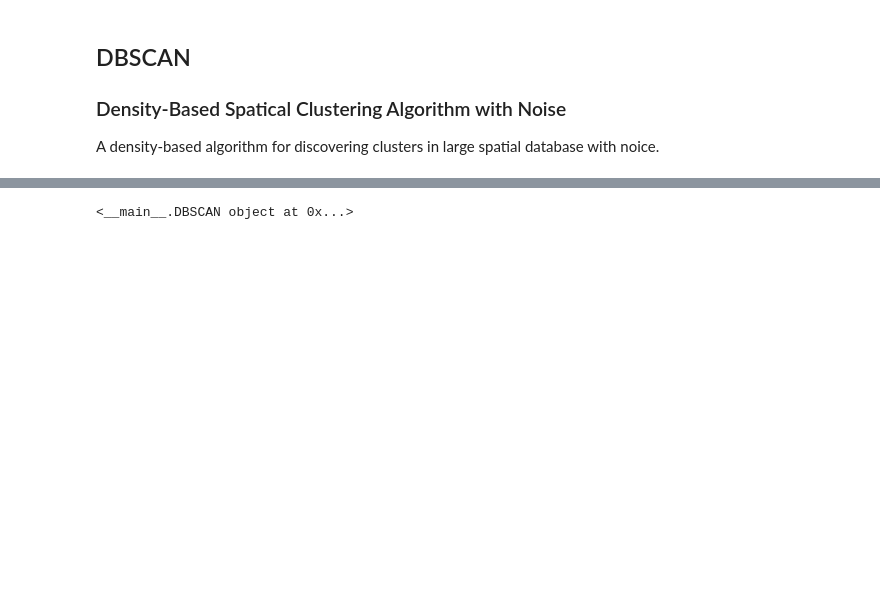
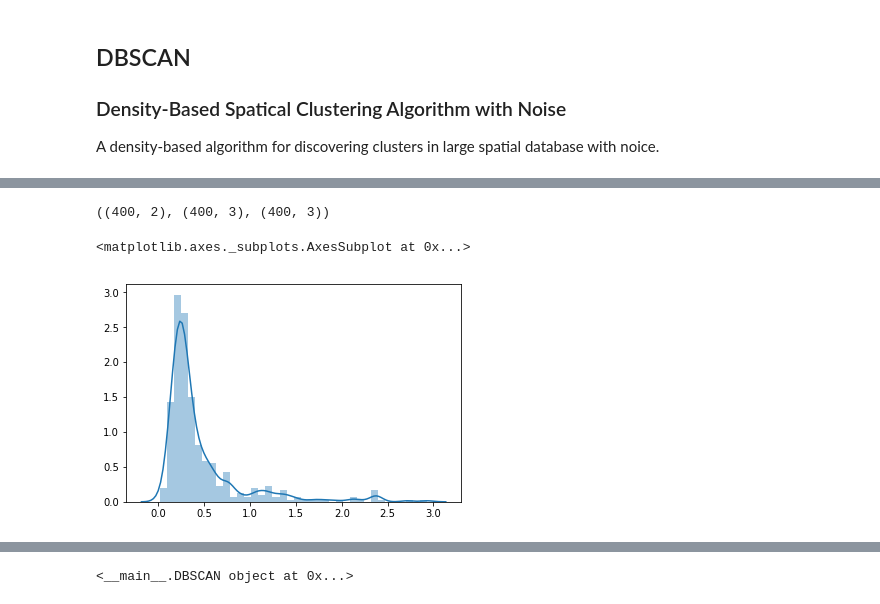
Before and after one commit to jerryxyx/Python, a Jupyter notebook: MachineLearning/Notebooks/detect_outliers.ipynb, the cells around one changed output, grey strips where cells are left out. Drawn from its saved outputs; the diff is of its cells as text; code cells hidden in the pictures; blank space fills up the shorter version.

```diff
--- a/MachineLearning/Notebooks/detect_outliers.ipynb
+++ b/MachineLearning/Notebooks/detect_outliers.ipynb
@@ -188,0 +200,8 @@ query data [11.36127679  9.8406308 ]
+# %%
+nbrs = NearestNeighbors(n_neighbors=3, algorithm='ball_tree').fit(Noisy_Data)
+# %%
+distances, indices = nbrs.kneighbors(Noisy_Data)
+# %%
+Noisy_Data.shape,distances.shape,indices.shape
+# %% [output]
+((400, 2), (400, 3), (400, 3))
@@ -188,0 +210,5 @@ query data [11.36127679  9.8406308 ]
+# %%
+sns.distplot(distances[:,2])
+# %% [output]
+<matplotlib.axes._subplots.AxesSubplot at 0x...>
+[figure, added]
```
Also changed, not shown: parts of 7 cells of this notebook.
